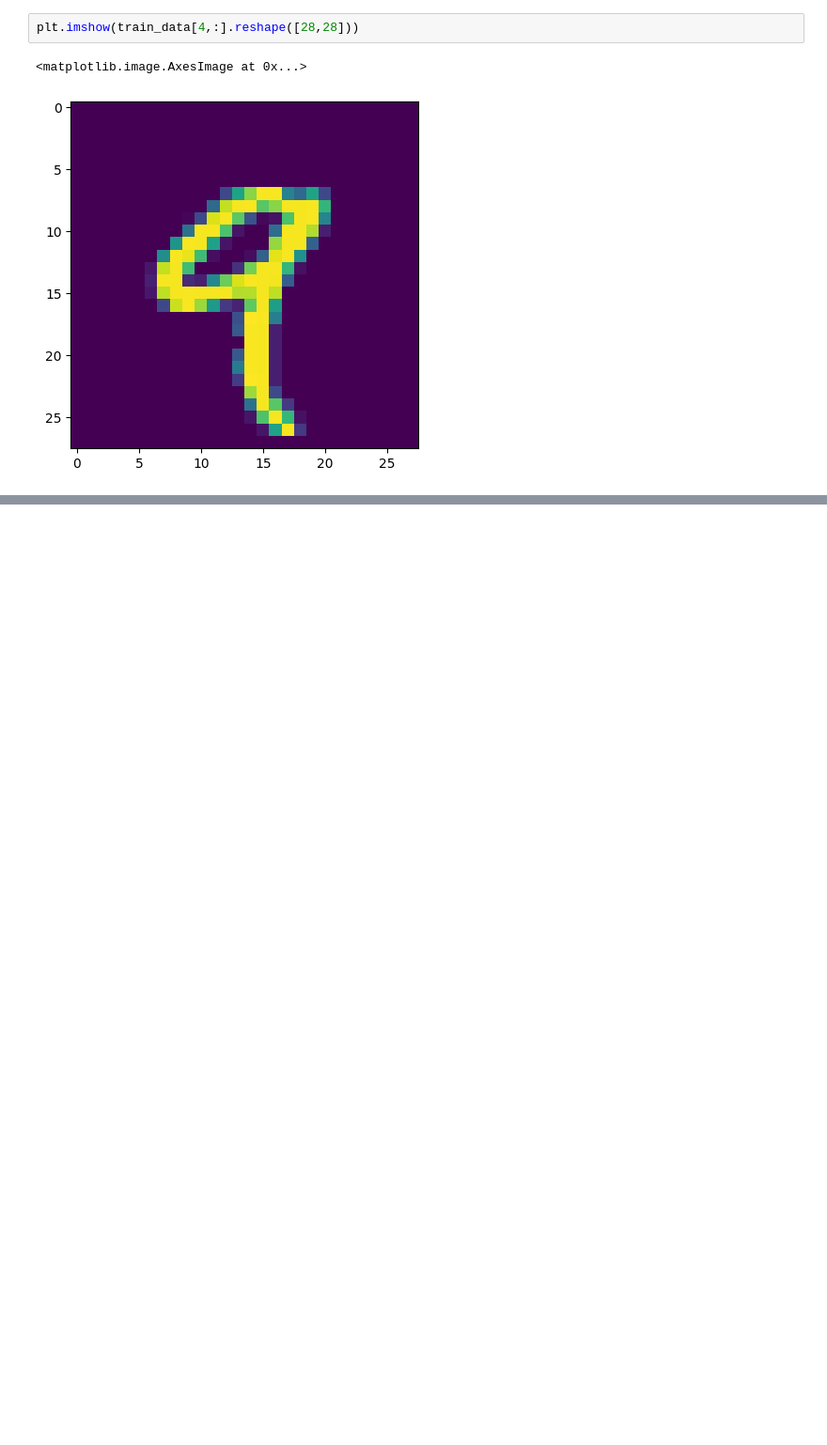
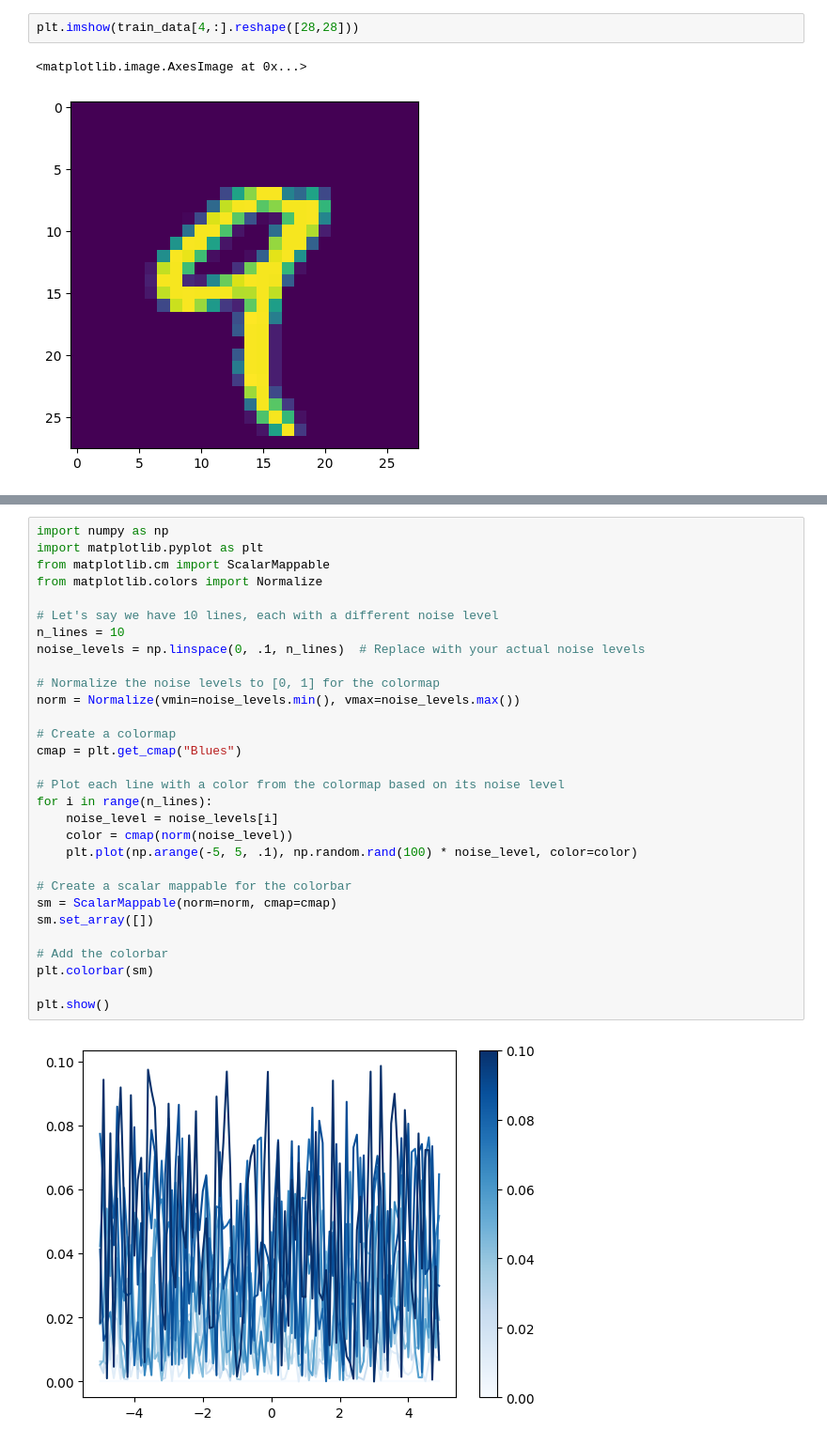
Before and after one commit to chinsengi/score_RNN, a Jupyter notebook: invm.ipynb, the cells around one changed output, grey strips where cells are left out. Shown at 94% size. Saved outputs shown, nothing was run; the diff lists cells and outputs as text; blank space fills up the shorter version.

```diff
--- a/invm.ipynb
+++ b/invm.ipynb
@@ -108,0 +113,32 @@ plot_grid(2, 2, train_data[show_data,:])
+# %%
+import numpy as np
+import matplotlib.pyplot as plt
+from matplotlib.cm import ScalarMappable
+from matplotlib.colors import Normalize
+
+# Let's say we have 10 lines, each with a different noise level
+n_lines = 10
+noise_levels = np.linspace(0, .1, n_lines)  # Replace with your actual noise levels
+
+# Normalize the noise levels to [0, 1] for the colormap
+norm = Normalize(vmin=noise_levels.min(), vmax=noise_levels.max())
+
+# Create a colormap
+cmap = plt.get_cmap("Blues")
+
+# Plot each line with a color from the colormap based on its noise level
+for i in range(n_lines):
+    noise_level = noise_levels[i]
+    color = cmap(norm(noise_level))
+    plt.plot(np.arange(-5, 5, .1), np.random.rand(100) * noise_level, color=color)
+
+# Create a scalar mappable for the colorbar
+sm = ScalarMappable(norm=norm, cmap=cmap)
+sm.set_array([])
+
+# Add the colorbar
+plt.colorbar(sm)
+
+plt.show()
+# %% [output]
+[figure, added]
```
Also changed, not shown: parts of 3 cells of this notebook, 4 other files.
